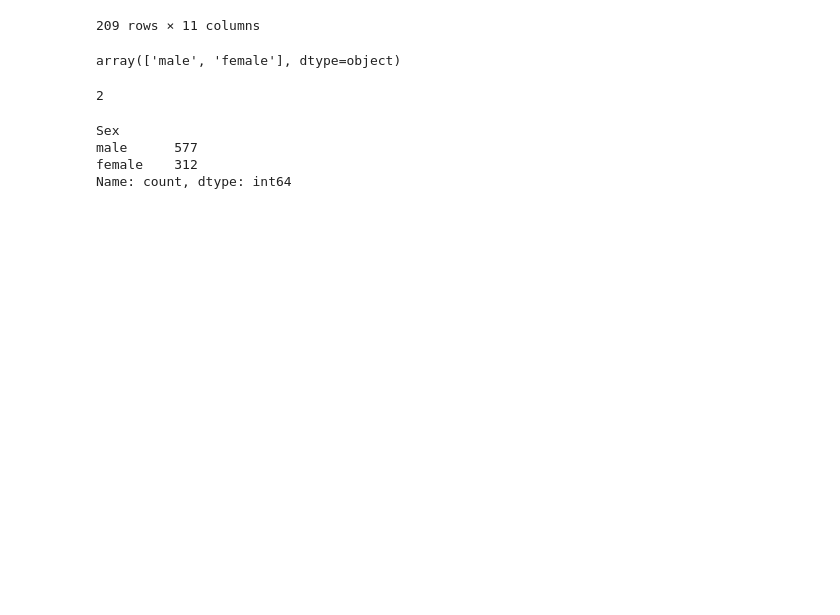
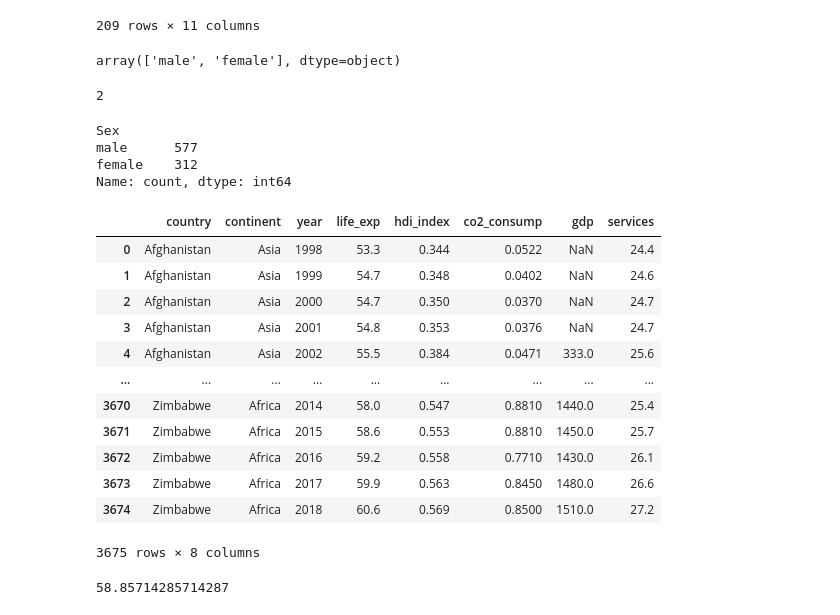
Before and after one commit to Apoorva-Kulkarni96/Python-Q-n-A, a Jupyter notebook: pandas.ipynb, the cells around one changed output. Cells and saved outputs as stored; diff of their text form; code cells hidden in the pictures; blank space fills up the shorter version.

```diff
--- a/pandas.ipynb
+++ b/pandas.ipynb
@@ -330,3 +330,20 @@ Sex
 male      577
 female    312
 Name: count, dtype: int64
+# %%
+df=pd.read_csv("gapminder_data_graphs.csv")
+df
+# %% [output]
+|  | country | continent | year | life_exp | hdi_index | co2_consump | gdp | services |
+| 0 | Afghanistan | Asia | 1998 | 53.3 | 0.344 | 0.0522 | NaN | 24.4 |
+| 1 | Afghanistan | Asia | 1999 | 54.7 | 0.348 | 0.0402 | NaN | 24.6 |
+| 2 | Afghanistan | Asia | 2000 | 54.7 | 0.350 | 0.0370 | NaN | 24.7 |
+| 3 | Afghanistan | Asia | 2001 | 54.8 | 0.353 | 0.0376 | NaN | 24.7 |
+| 4 | Afghanistan | Asia | 2002 | 55.5 | 0.384 | 0.0471 | 333.0 | 25.6 |
+| ... | ... | ... | ... | ... | ... | ... | ... | ... |
+| 3670 | Zimbabwe | Africa | 2014 | 58.0 | 0.547 | 0.8810 | 1440.0 | 25.4 |
+| 3671 | Zimbabwe | Africa | 2015 | 58.6 | 0.553 | 0.8810 | 1450.0 | 25.7 |
+| 3672 | Zimbabwe | Africa | 2016 | 59.2 | 0.558 | 0.7710 | 1430.0 | 26.1 |
+| 3673 | Zimbabwe | Africa | 2017 | 59.9 | 0.563 | 0.8450 | 1480.0 | 26.6 |
+| 3674 | Zimbabwe | Africa | 2018 | 60.6 | 0.569 | 0.8500 | 1510.0 | 27.2 |
+3675 rows × 8 columns
@@ -332,0 +352,5 @@ Name: count, dtype: int64
+# %%
+filter_df=df[df['country']=='Afghanistan']
+filter_df['life_exp'].meann()
+# %% [output]
+58.85714285714287
```
Also changed, not shown: parts of 19 cells of this notebook.
